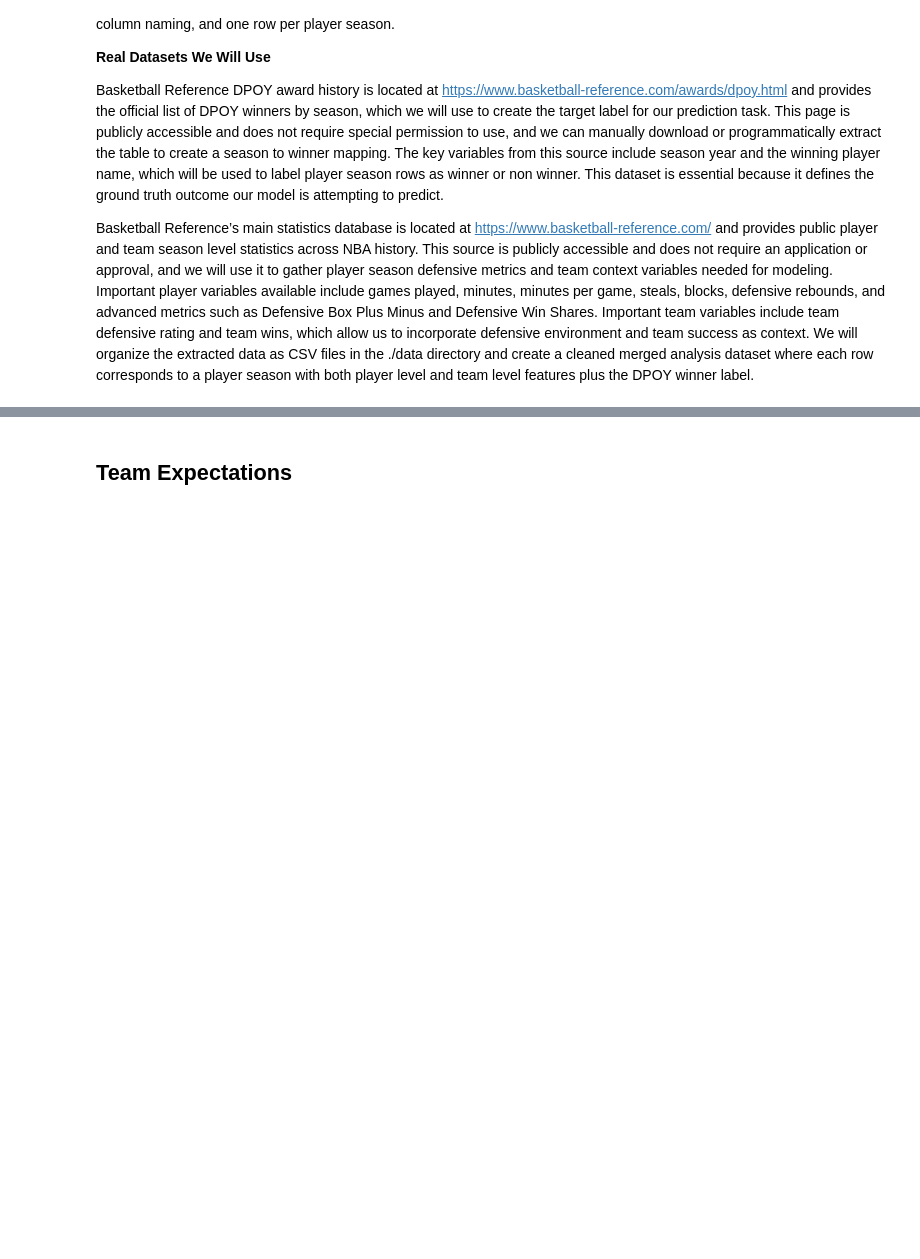
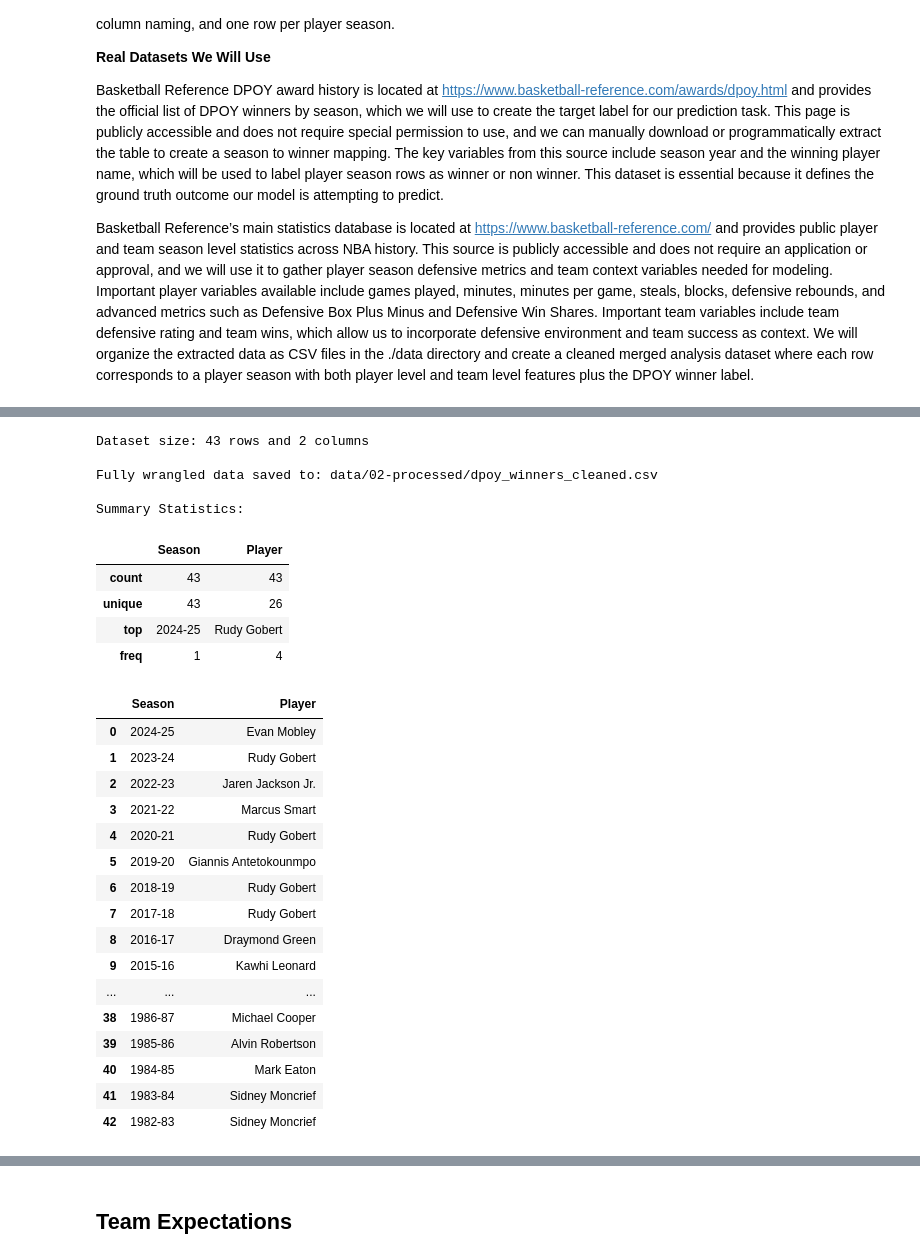
Before and after one commit to COGS108/Group004_WI26, a Jupyter notebook: 01-DataCheckpoint.ipynb, the cells around one changed output, grey strips where cells are left out. Cells and saved outputs as stored; diff of their text form; code cells hidden in the pictures; blank space fills up the shorter version.

```diff
--- a/01-DataCheckpoint.ipynb
+++ b/01-DataCheckpoint.ipynb
@@ -241,0 +166,63 @@ Instructions: REPLACE the contents of this cell with your work, including any up
+# %%
+## YOUR CODE TO LOAD/CLEAN/TIDY/WRANGLE THE DATA GOES HERE
+import pandas as pd
+import os
+
+# Create directories
+os.makedirs('data/00-raw', exist_ok=True)
+os.makedirs('data/02-processed', exist_ok=True)
+
+# load dataset
+url = "https://www.basketball-reference.com/awards/dpoy.html"
+tables = pd.read_html(url)
+dpoy_df = tables[0]
+
+# Save data scrape
+dpoy_df.to_csv('data/00-raw/dpoy_raw_scrape.csv', index=False)
+
+# tidy dataset
+dpoy_df.columns = dpoy_df.columns.droplevel(0)
+
+# We really only need season and players.
+dpoy_df = dpoy_df[['Season', 'Player']]
+
+# Demonstrate the size of the dataset
+print(f"Dataset size: {dpoy_df.shape[0]} rows and {dpoy_df.shape[1]} columns")
+
+# Data is already clean and tidy with no missing values, so we essentially just rearranged the dataset.
+processed_path = 'data/02-processed/dpoy_winners_cleaned.csv'
+dpoy_df.to_csv(processed_path, index=False)
+print(f"\nFully wrangled data saved to: {processed_path}")
+
+# 4. Show Summary Statistics
+print("\nSummary Statistics:")
+display(dpoy_df.describe())
+display(dpoy_df)
+# %% [output]
+Dataset size: 43 rows and 2 columns
+
+Fully wrangled data saved to: data/02-processed/dpoy_winners_cleaned.csv
+
+Summary Statistics:
+|  | Season | Player |
+| count | 43 | 43 |
+| unique | 43 | 26 |
+| top | 2024-25 | Rudy Gobert |
+| freq | 1 | 4 |
+|  | Season | Player |
+| 0 | 2024-25 | Evan Mobley |
+| 1 | 2023-24 | Rudy Gobert |
+| 2 | 2022-23 | Jaren Jackson Jr. |
+| 3 | 2021-22 | Marcus Smart |
+| 4 | 2020-21 | Rudy Gobert |
+| 5 | 2019-20 | Giannis Antetokounmpo |
+| 6 | 2018-19 | Rudy Gobert |
+| 7 | 2017-18 | Rudy Gobert |
+| 8 | 2016-17 | Draymond Green |
+| 9 | 2015-16 | Kawhi Leonard |
+| ... | ... | ... |
+| 38 | 1986-87 | Michael Cooper |
+| 39 | 1985-86 | Alvin Robertson |
+| 40 | 1984-85 | Mark Eaton |
+| 41 | 1983-84 | Sidney Moncrief |
+| 42 | 1982-83 | Sidney Moncrief |
```
Also changed, not shown: parts of 21 cells of this notebook.
